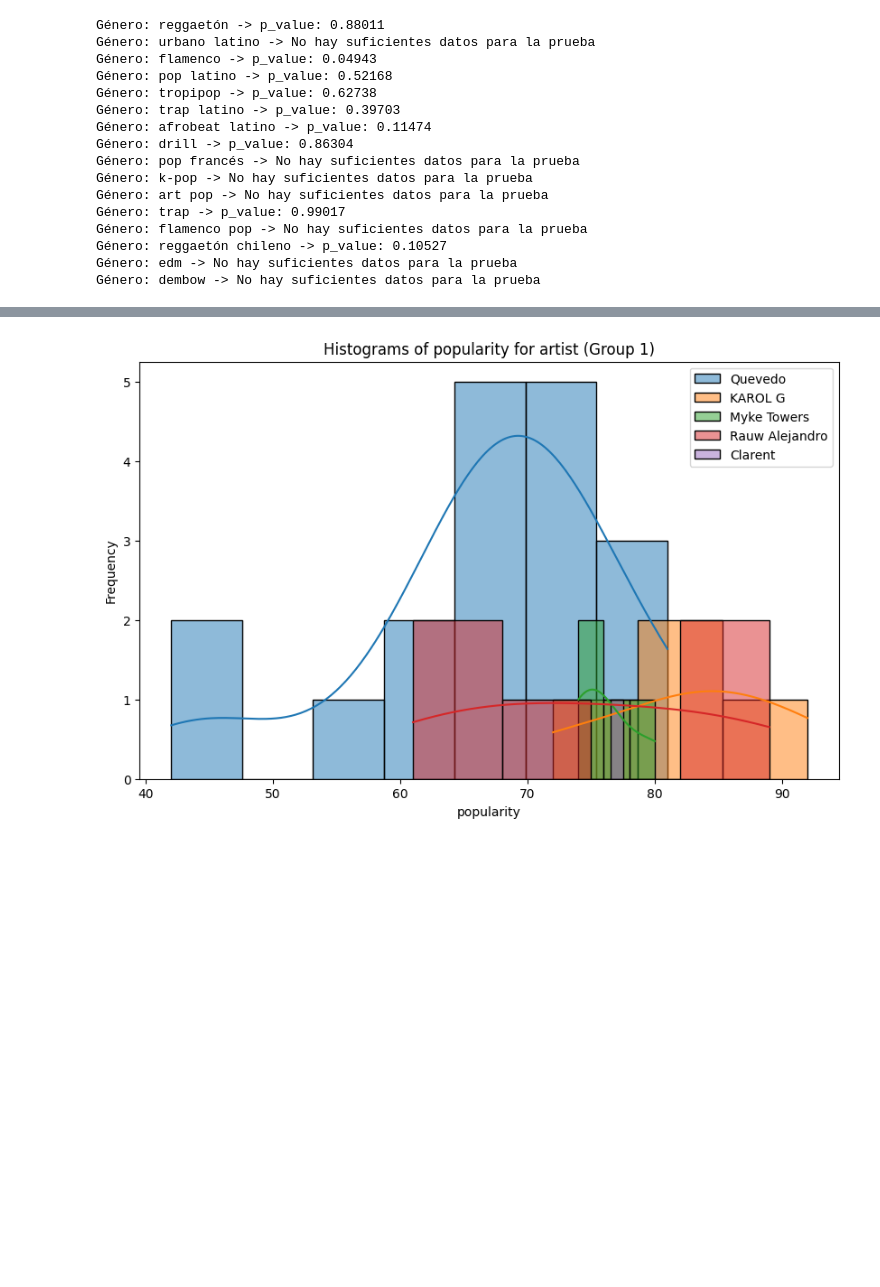
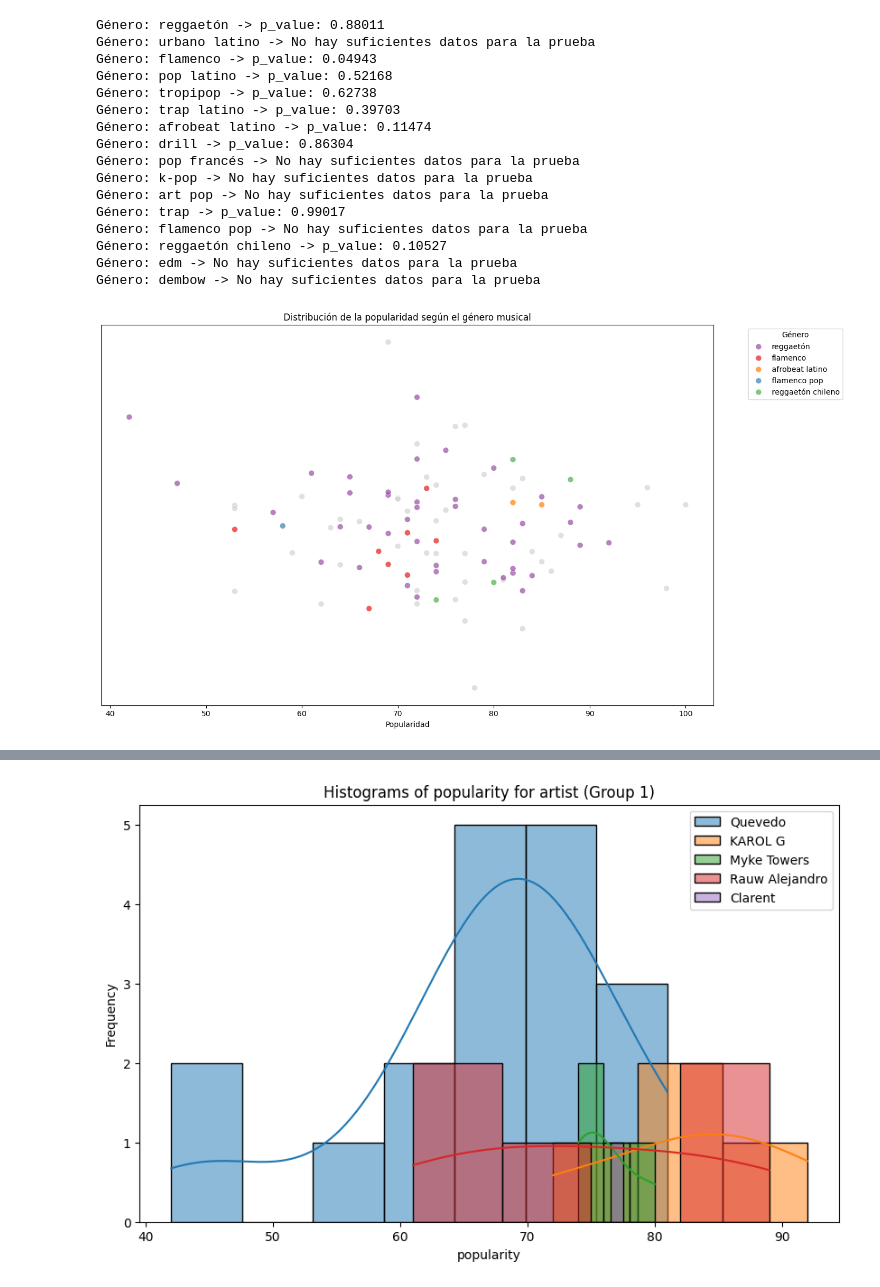
Before and after one commit to emanasfernandez/EDA_entrega, a Jupyter notebook: memoria.ipynb, the cells around one changed output, grey strips where cells are left out. Saved outputs shown, nothing was run; the diff lists cells and outputs as text; code cells hidden in the pictures; blank space fills up the shorter version.

```diff
--- a/memoria.ipynb
+++ b/memoria.ipynb
@@ -236,3 +263,62 @@ Género: flamenco pop -> No hay suficientes datos para la prueba
 Género: reggaetón chileno -> p_value: 0.10527
 Género: edm -> No hay suficientes datos para la prueba
 Género: dembow -> No hay suficientes datos para la prueba
+# %%
+import matplotlib.pyplot as plt
+import seaborn as sns
+import numpy as np
+
+# Definimos los géneros importantes
+generos_destacados = ['flamenco', 'flamenco pop', 'reggaetón chileno', 'reggaetón', 'afrobeat latino']
+
+# Creamos una nueva columna categorizando
+def categorizar_genero(genre):
+    if genre in generos_destacados:
+        return genre
+    else:
+        return 'Otros'
+
+df['genre_group'] = df['top genre'].apply(categorizar_genero)
+
+# Asignar colores específicos
+palette = {
+    'flamenco': '#e41a1c',       # rojo
+    'flamenco pop': '#377eb8',    # azul
+    'reggaetón chileno': '#4daf4a',  # verde
+    'reggaetón': '#984ea3',     # morado
+    'afrobeat latino': '#ff7f00', # naranja
+    'Otros': 'lightgrey'          # gris claro
+}
+
+# Plot
+plt.figure(figsize=(14,8))
+sns.scatterplot(
+    data=df,
+    x='popularity',
+    y=np.random.normal(0, 0.1, size=len(df)),  # pequeño jitter en Y para que no se amontonen
+    hue='genre_group',
+    palette=palette,
+    alpha=0.7,
+    s=60,
+    legend='full'
+)
+
+# Ajustes
+plt.xlabel('Popularidad')
+plt.ylabel('')
+plt.yticks([], [])  # quitamos eje Y porque no tiene sentido real
+plt.title('Distribución de la popularidad según el género musical')
+handles, labels = plt.gca().get_legend_handles_labels()
+
+# Solo mostrar los géneros importantes en la leyenda
+legenda_filtrada = [(h, l) for (h, l) in zip(handles, labels) if l in generos_destacados]
+if legenda_filtrada:
+    handles, labels = zip(*legenda_filtrada)
+    plt.legend(handles, labels, title='Género', bbox_to_anchor=(1.05, 1), loc='upper left')
+else:
+    plt.legend([],[], frameon=False)
+
+plt.tight_layout()
+plt.show()
+# %% [output]
+[figure, added]
```
Also changed, not shown: parts of 14 cells of this notebook.
